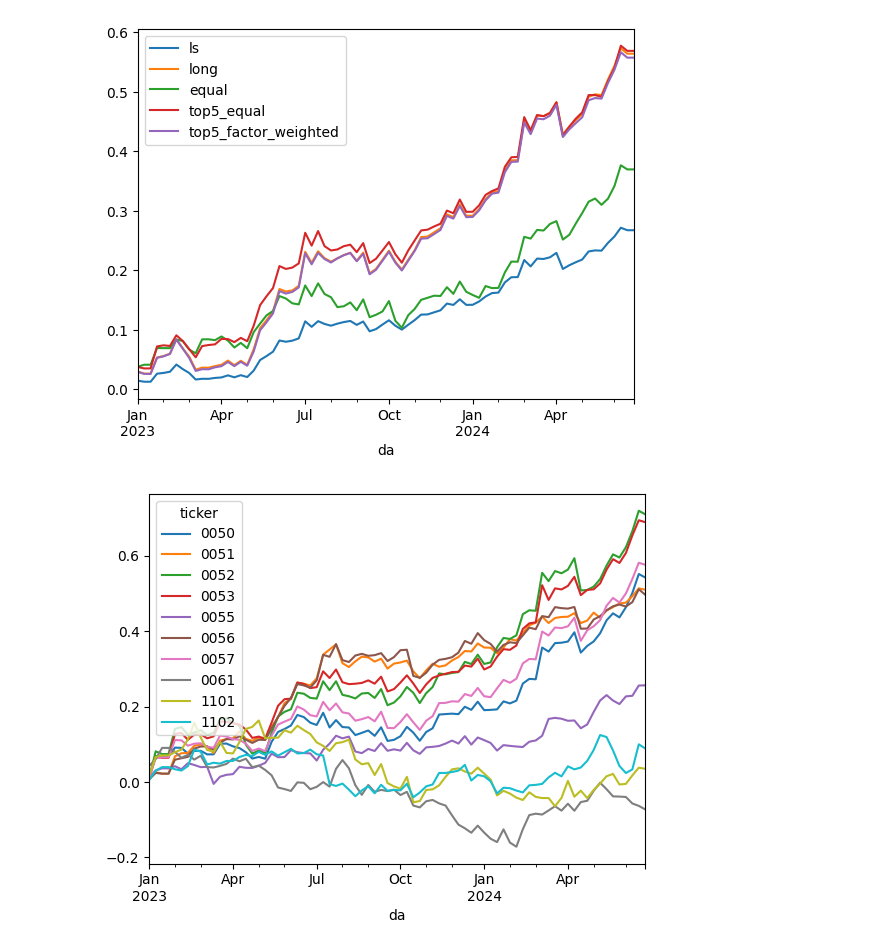
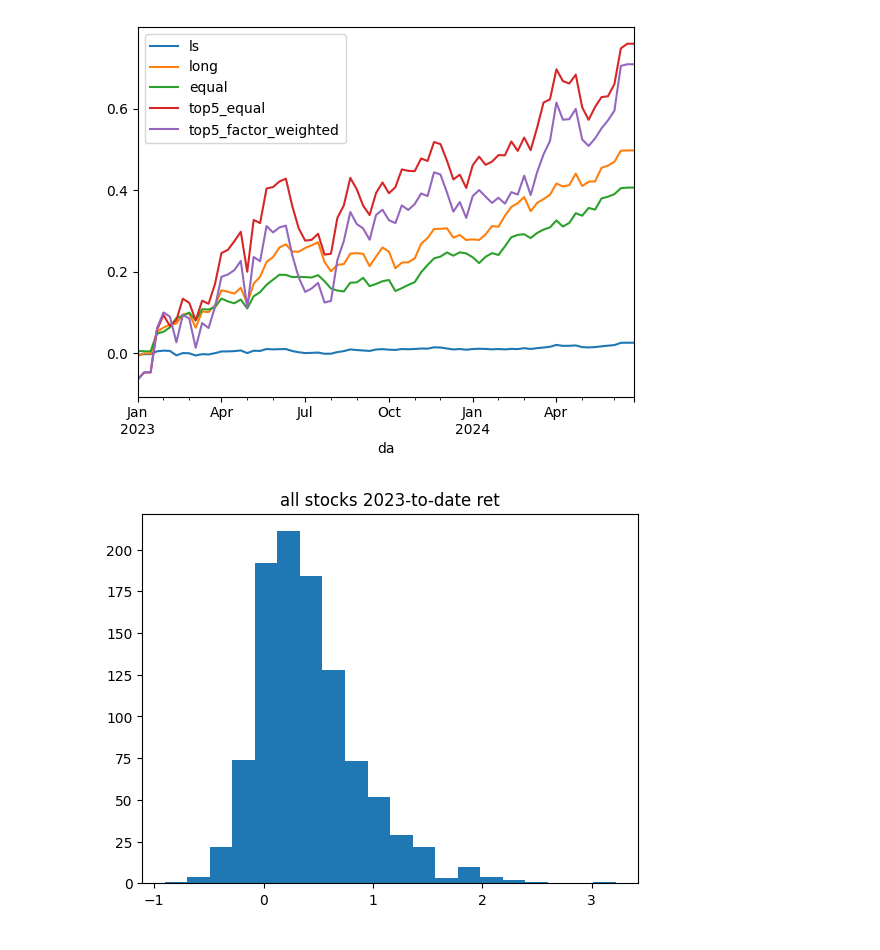
Before and after one commit to tsungyou/TS, a Jupyter notebook: ARMA_research.ipynb, the cells around one changed output. Cells and saved outputs as stored; diff of their text form; code cells hidden in the pictures.

```diff
--- a/ARMA_research.ipynb
+++ b/ARMA_research.ipynb
@@ -14,13 +12,17 @@ ticker_len = 10
 # %%
 pct_close = pd.read_parquet("db/tw/pdata/close_pct.parquet")
 pct_close_w = pct_close.resample("W-FRI").sum()
+# random sampling
+rand = 100
+list_sample = np.random.randint(0, len(pct_close_w.columns), rand)
+# random sampling
 indexes = pct_close_w.index
-tickers = pct_close_w.columns[:ticker_len]
+tickers = pct_close_w.iloc[:, :].columns
 indices = indexes[52:]
 forecast = np.zeros((len(indices), len(tickers)))
-for index, date in enumerate(tqdm(indices, desc=f"arma model for top {ticker_len}, enumerate by da")):
+for index, date in enumerate(tqdm(indices, desc=f"arma model for top {len(tickers)}, enumerate by da")):
     pct_train = pct_close_w.loc[indexes[index]:date]
-    for i in range(ticker_len):
+    for i in range(len(tickers)):
         series = pct_train[tickers[i]]
         if series.isna().any():
             prediction = 0
@@ -33,8 +35,3 @@ for index, date in enumerate(tqdm(indices, desc=f"arma model for top {ticker_len
             prediction = model_fit.forecast().values[0]
         forecast[index, i] = prediction
 factor = pd.DataFrame(forecast, columns=tickers, index=indices)
-# %%
-fa = FactorAnalysis()
-fa.plot_basic(factor, top=5)
-# %% [output]
-[figure, removed]
@@ -41,7 +40,13 @@ fa.plot_basic(factor, top=5)
 # %%
+fa = FactorAnalysis()
+_ = fa.plot_basic(factor, top=5)
+
 all = pct_close_w[pct_close_w.columns.intersection(factor.columns)].loc['2023-01-01':]
 all_cumsum = all.cumsum()
-all_cumsum.plot(label=all_cumsum.columns)
+all_ret = all_cumsum.iloc[-1, :]
+plt.hist(all_ret, bins=20)
+plt.title("all stocks 2023-to-date ret")
 plt.show()
 # %% [output]
-[figure, old version]
+[figure, new version]
+[figure, added]
```
Also changed, not shown: parts of 6 cells of this notebook, 9 other files.
